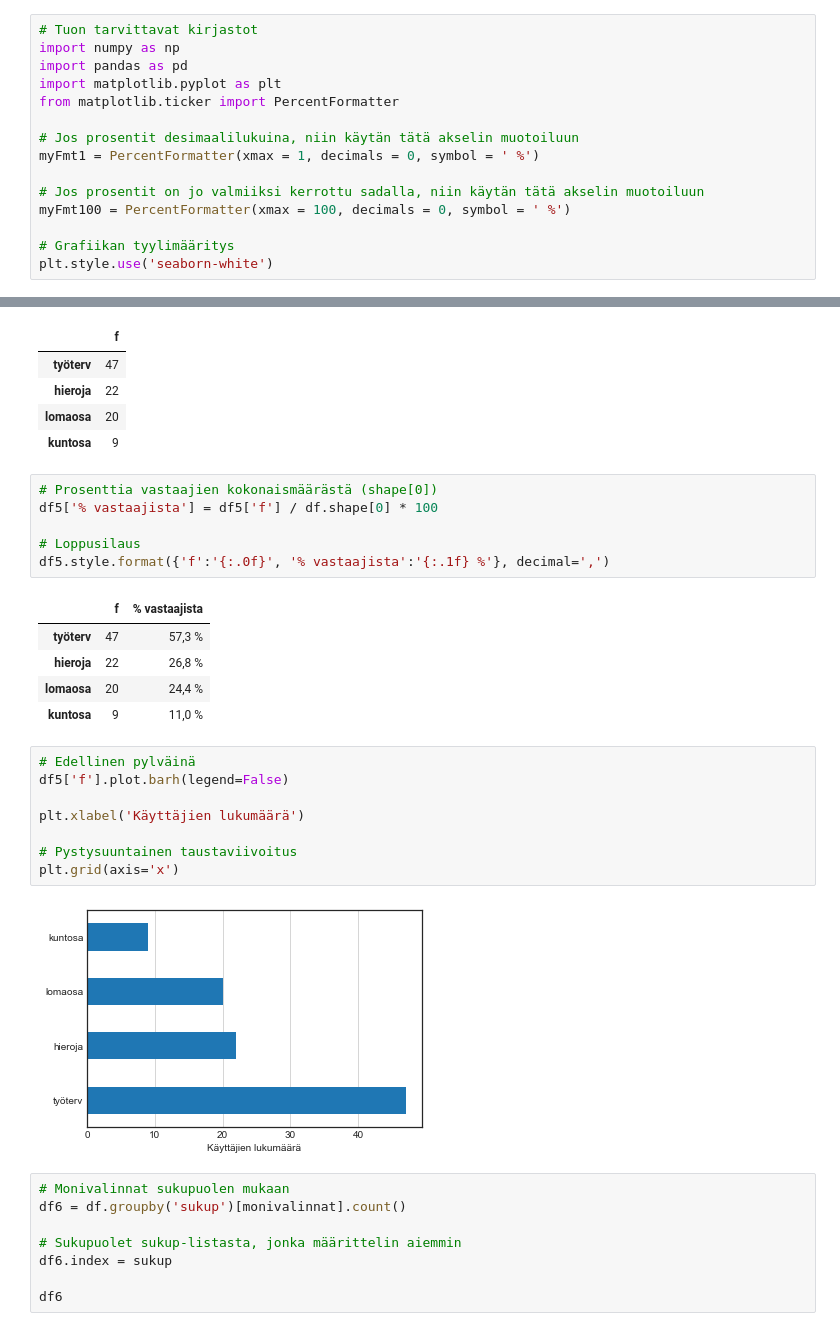
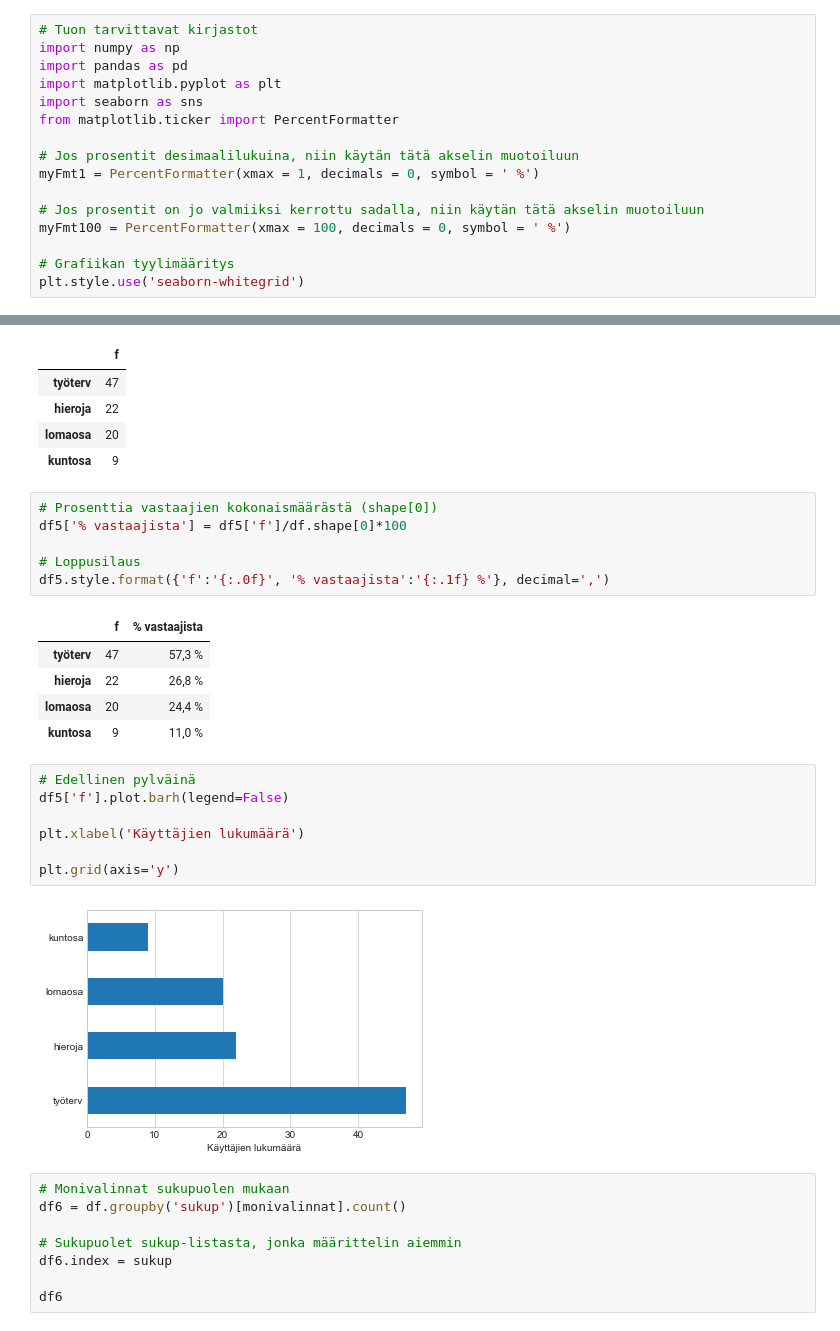
Before and after one commit to taanila/selittava, a Jupyter notebook: lukumaaria.ipynb, the cells around one changed output, grey strips where cells are left out. Saved outputs shown, nothing was run; the diff lists cells and outputs as text.

```diff
--- a/lukumaaria.ipynb
+++ b/lukumaaria.ipynb
@@ -12,6 +12,7 @@ Tämä muistio sisältää likimain kaiken mitä sinun tarvitsee tietää lukum
 import numpy as np
 import pandas as pd
 import matplotlib.pyplot as plt
+import seaborn as sns
 from matplotlib.ticker import PercentFormatter
 
 # Jos prosentit desimaalilukuina, niin käytän tätä akselin muotoiluun
@@ -21,7 +22,7 @@ myFmt1 = PercentFormatter(xmax = 1, decimals = 0, symbol = ' %')
 myFmt100 = PercentFormatter(xmax = 100, decimals = 0, symbol = ' %')
 
 # Grafiikan tyylimääritys
-plt.style.use('seaborn-white')
+plt.style.use('seaborn-whitegrid')
 # %%
 df = pd.read_excel('https://taanila.fi/data1.xlsx')
 df
@@ -249,7 +243,7 @@ df5
 | kuntosa | 9 |
 # %%
 # Prosenttia vastaajien kokonaismäärästä (shape[0])
-df5['% vastaajista'] = df5['f'] / df.shape[0] * 100
+df5['% vastaajista'] = df5['f']/df.shape[0]*100
 
 # Loppusilaus
 df5.style.format({'f':'{:.0f}', '% vastaajista':'{:.1f} %'}, decimal=',')
@@ -262,13 +256,12 @@ df5.style.format({'f':'{:.0f}', '% vastaajista':'{:.1f} %'}, decimal=',')
 # %%
 # Edellinen pylväinä
 df5['f'].plot.barh(legend=False)
 
 plt.xlabel('Käyttäjien lukumäärä')
 
-# Pystysuuntainen taustaviivoitus
-plt.grid(axis='x')
+plt.grid(axis='y')
 # %% [output]
-[figure, old version]
+[figure, new version]
 # %%
 # Monivalinnat sukupuolen mukaan
 df6 = df.groupby('sukup')[monivalinnat].count()
```
Also changed, not shown: parts of 19 cells of this notebook.
